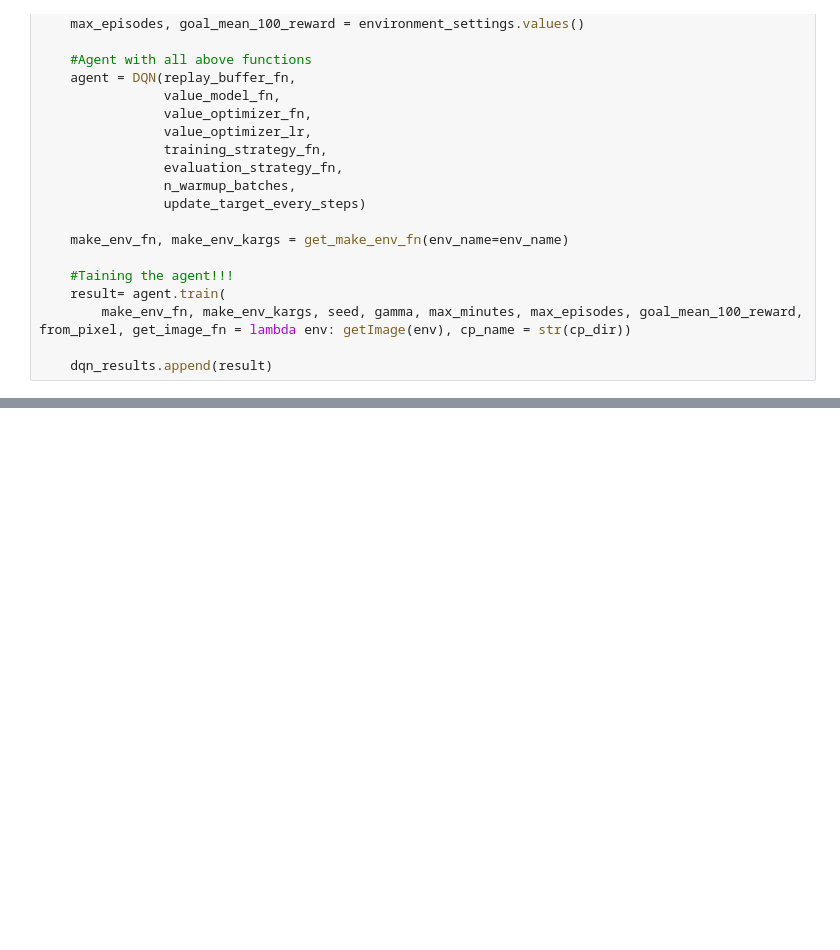
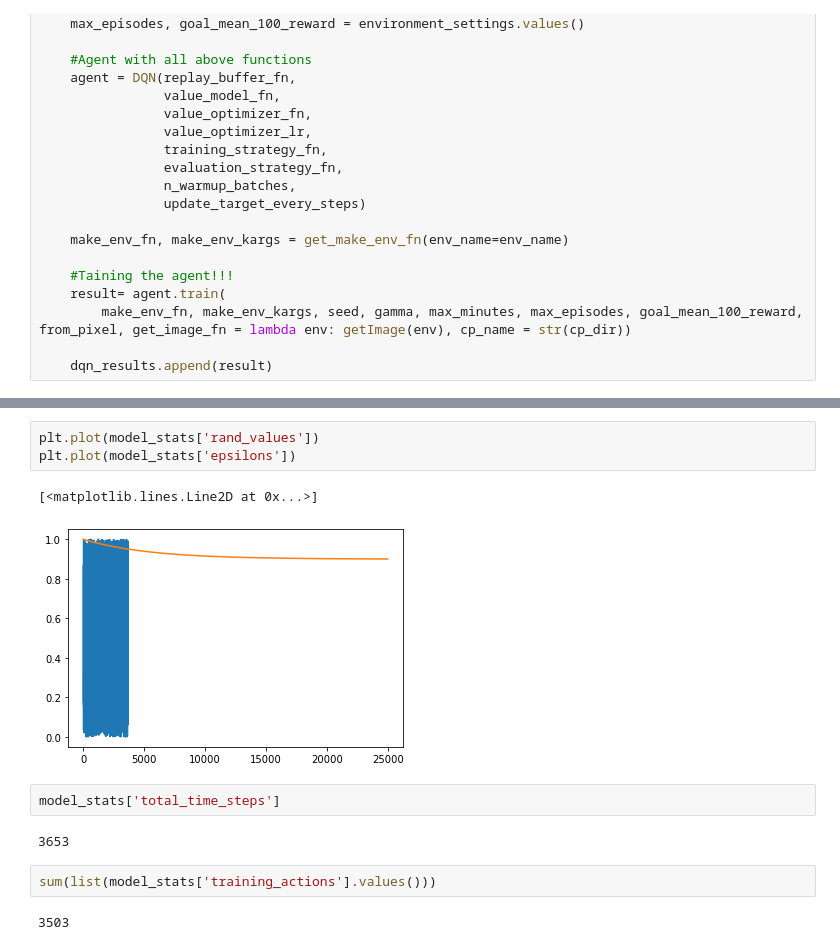
Before and after one commit to harishh1/rl, a Jupyter notebook: cartpole/nn_cartpole.ipynb, the cells around one changed output, grey strips where cells are left out. Saved outputs shown, nothing was run; the diff lists cells and outputs as text; blank space fills up the shorter version.

```diff
--- a/cartpole/nn_cartpole.ipynb
+++ b/cartpole/nn_cartpole.ipynb
@@ -78,0 +95,14 @@ read_dictionary.item()
+# %%
+plt.plot(model_stats['rand_values'])
+plt.plot(model_stats['epsilons'])
+# %% [output]
+[<matplotlib.lines.Line2D at 0x...>]
+[figure, added]
+# %%
+model_stats['total_time_steps']
+# %% [output]
+3653
+# %%
+sum(list(model_stats['training_actions'].values()))
+# %% [output]
+3503
```
Also changed, not shown: parts of 8 cells of this notebook, 3 other files.
